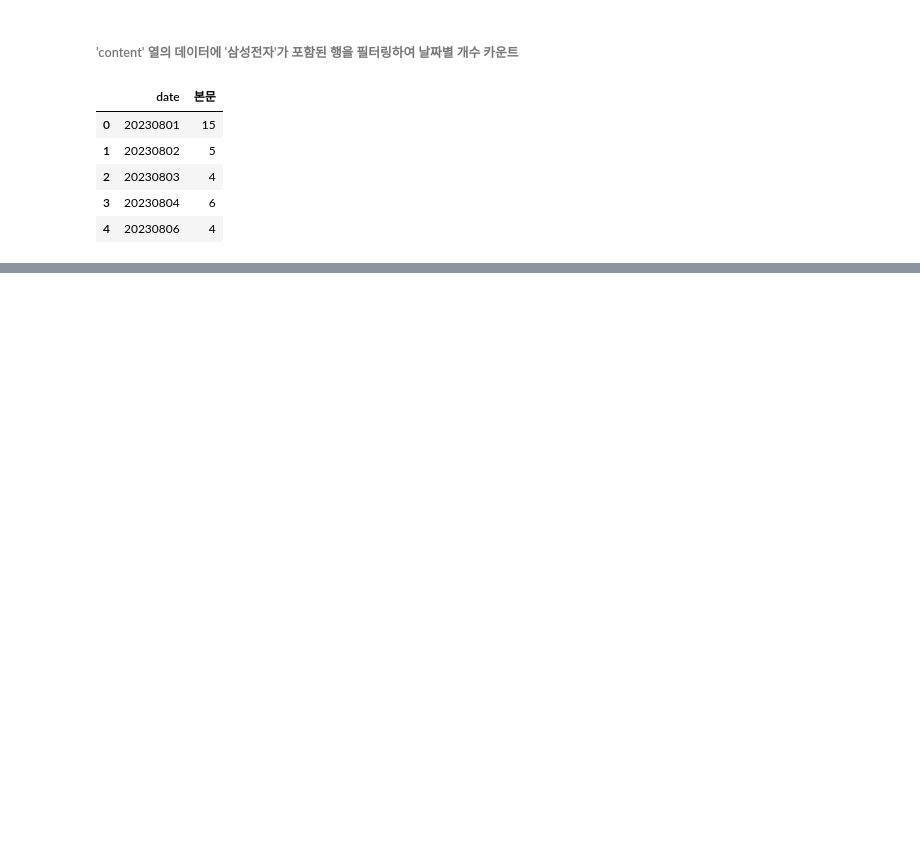
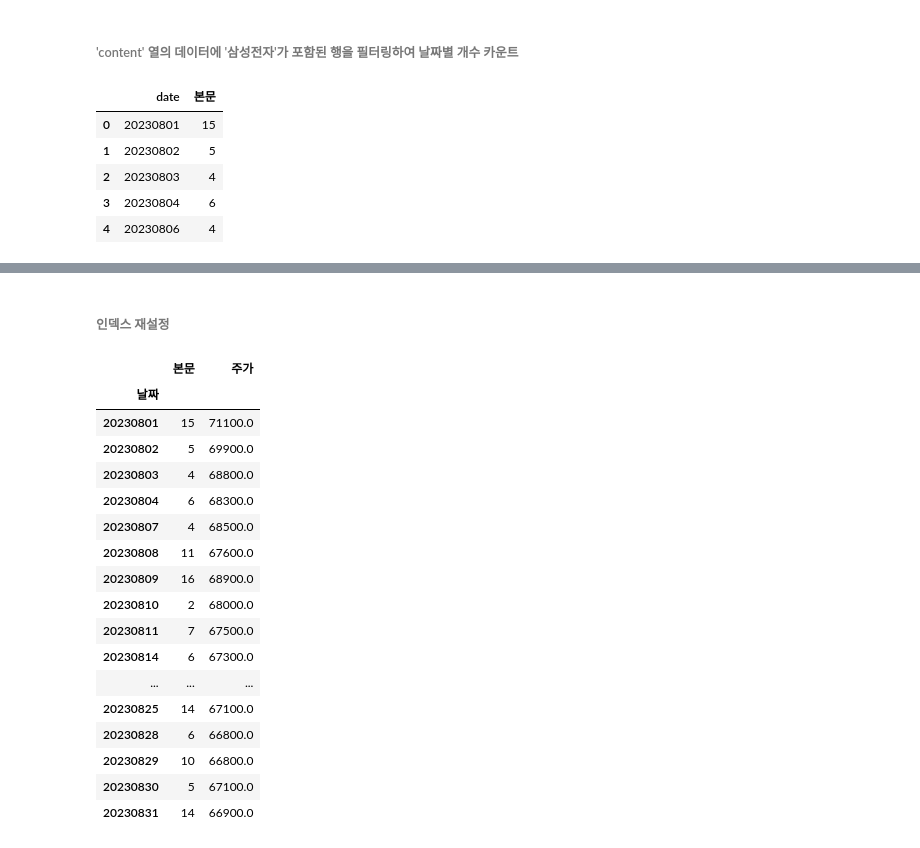
Before and after one commit to heedahan1619/Samsung_Electronics_project, a Jupyter notebook: samsung_electronics.ipynb, the cells around one changed output, grey strips where cells are left out. Cells and saved outputs as stored; diff of their text form; code cells hidden in the pictures; blank space fills up the shorter version.

```diff
--- a/samsung_electronics.ipynb
+++ b/samsung_electronics.ipynb
@@ -112,0 +210,24 @@ df_samsung.head()
+# %% [markdown]
+###### 인덱스 재설정
+# %%
+samsung.set_index("날짜", inplace=True)
+samsung
+# %% [output]
+|  | 본문 | 주가 |
+| 날짜 |  |  |
+| 20230801 | 15 | 71100.0 |
+| 20230802 | 5 | 69900.0 |
+| 20230803 | 4 | 68800.0 |
+| 20230804 | 6 | 68300.0 |
+| 20230807 | 4 | 68500.0 |
+| 20230808 | 11 | 67600.0 |
+| 20230809 | 16 | 68900.0 |
+| 20230810 | 2 | 68000.0 |
+| 20230811 | 7 | 67500.0 |
+| 20230814 | 6 | 67300.0 |
+| ... | ... | ... |
+| 20230825 | 14 | 67100.0 |
+| 20230828 | 6 | 66800.0 |
+| 20230829 | 10 | 66800.0 |
+| 20230830 | 5 | 67100.0 |
+| 20230831 | 14 | 66900.0 |
```
Also changed, not shown: parts of 15 cells of this notebook.
